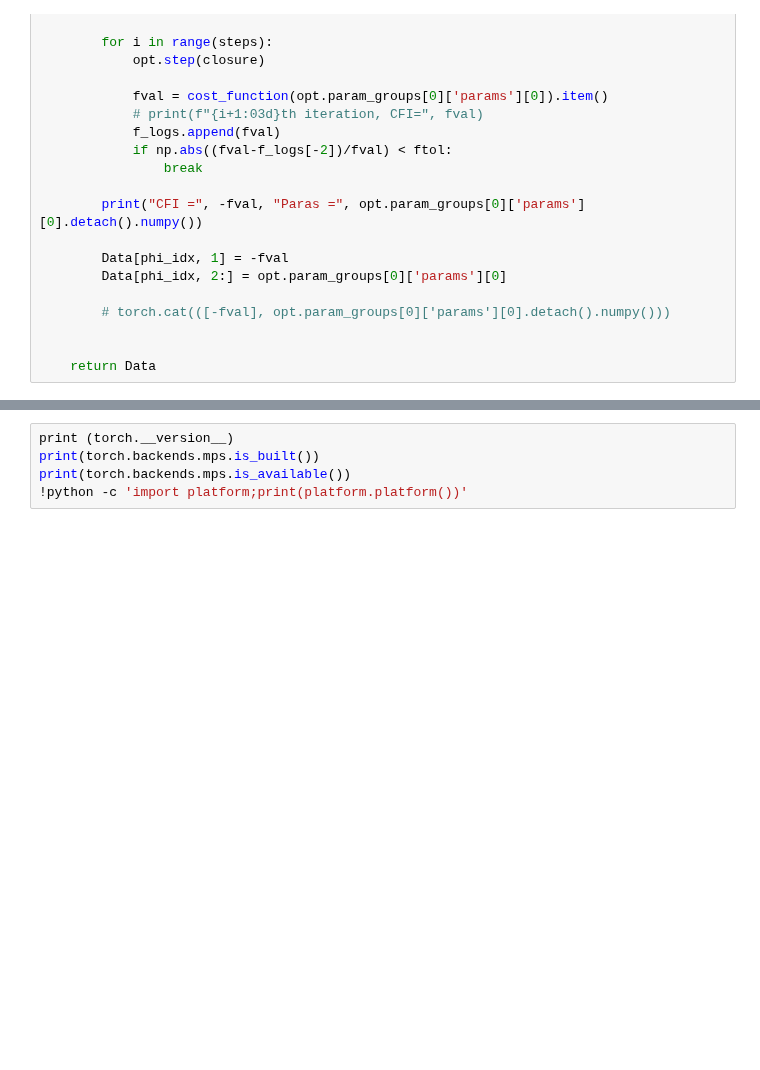
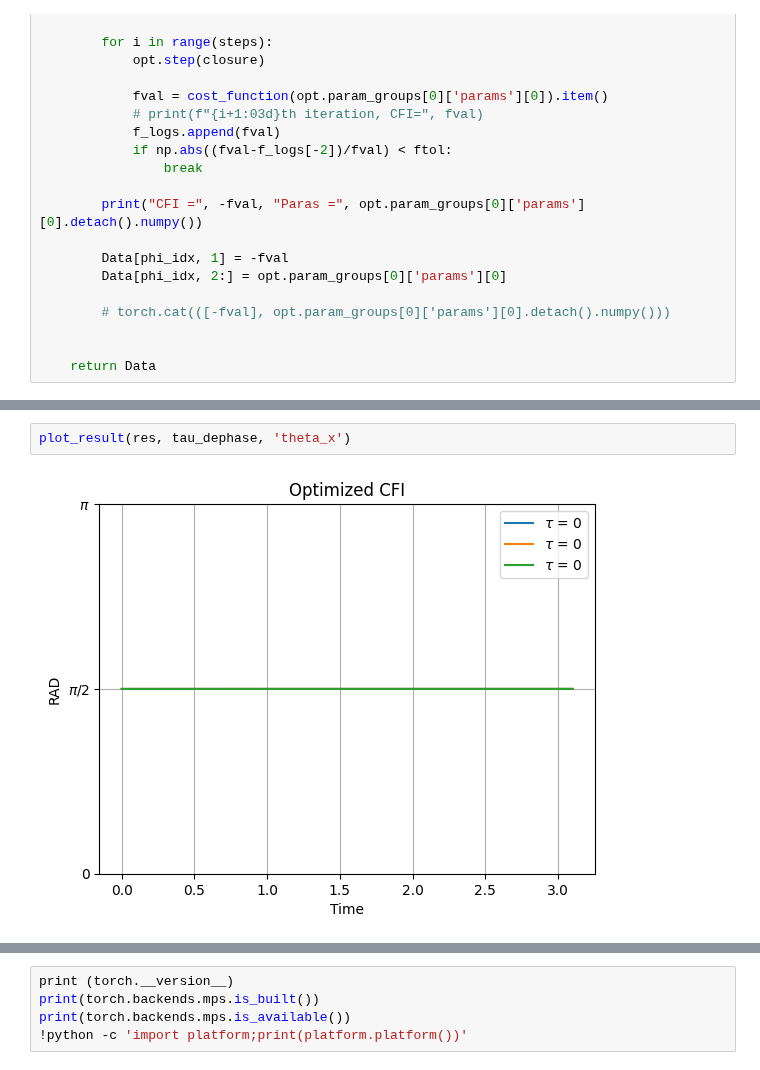
Before and after one commit to iridescent0923/Quantum_Optimization, a Jupyter notebook: Pennylane_Workspace/Metrology/CFI_optimize/Complete/1-qubit/BFGS/torch/Torch.optimization.ipynb, the cells around one changed output, grey strips where cells are left out. Saved outputs shown, nothing was run; the diff lists cells and outputs as text; blank space fills up the shorter version.

```diff
--- a/Pennylane_Workspace/Metrology/CFI_optimize/Complete/1-qubit/BFGS/torch/Torch.optimization.ipynb
+++ b/Pennylane_Workspace/Metrology/CFI_optimize/Complete/1-qubit/BFGS/torch/Torch.optimization.ipynb
@@ -349,0 +324,4 @@ tensor([[0.0000, 1.0000, 1.5707, 1.5708],
+# %%
+plot_result(res, tau_dephase, 'theta_x')
+# %% [output]
+[figure, added]
```
Also changed, not shown: parts of 9 cells of this notebook.
